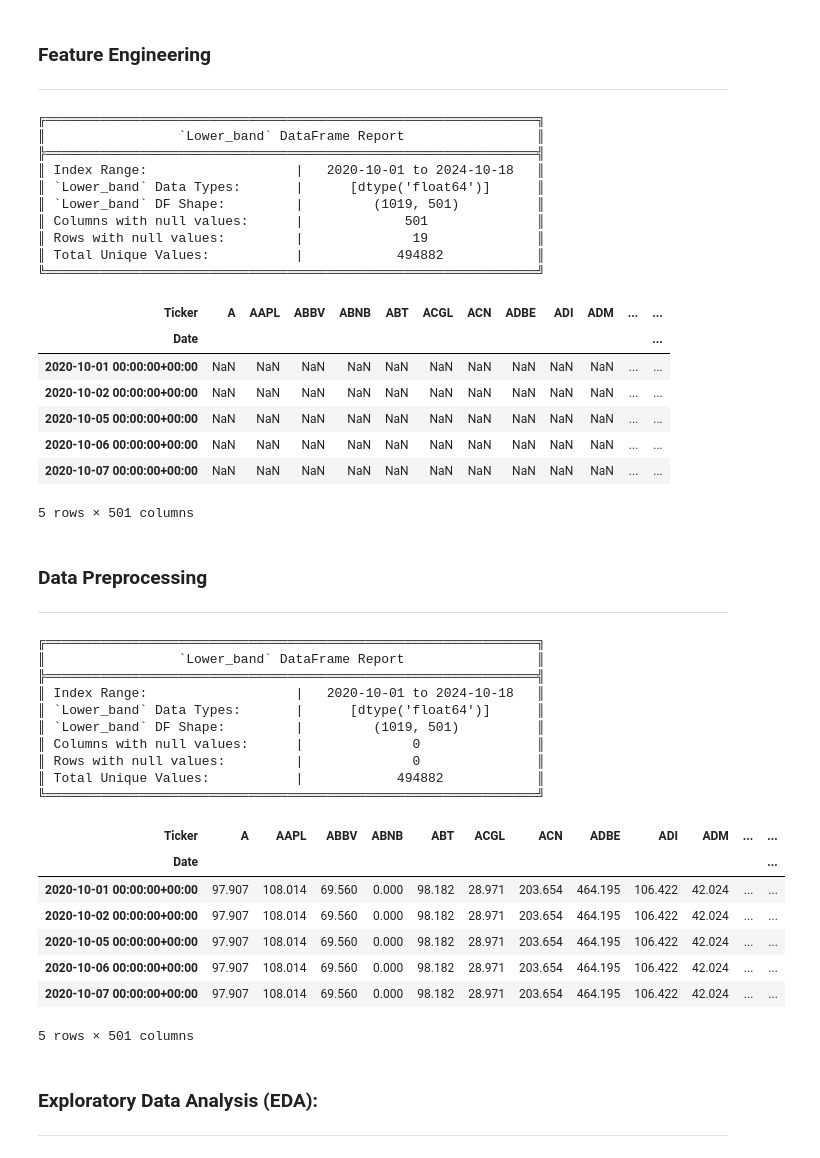
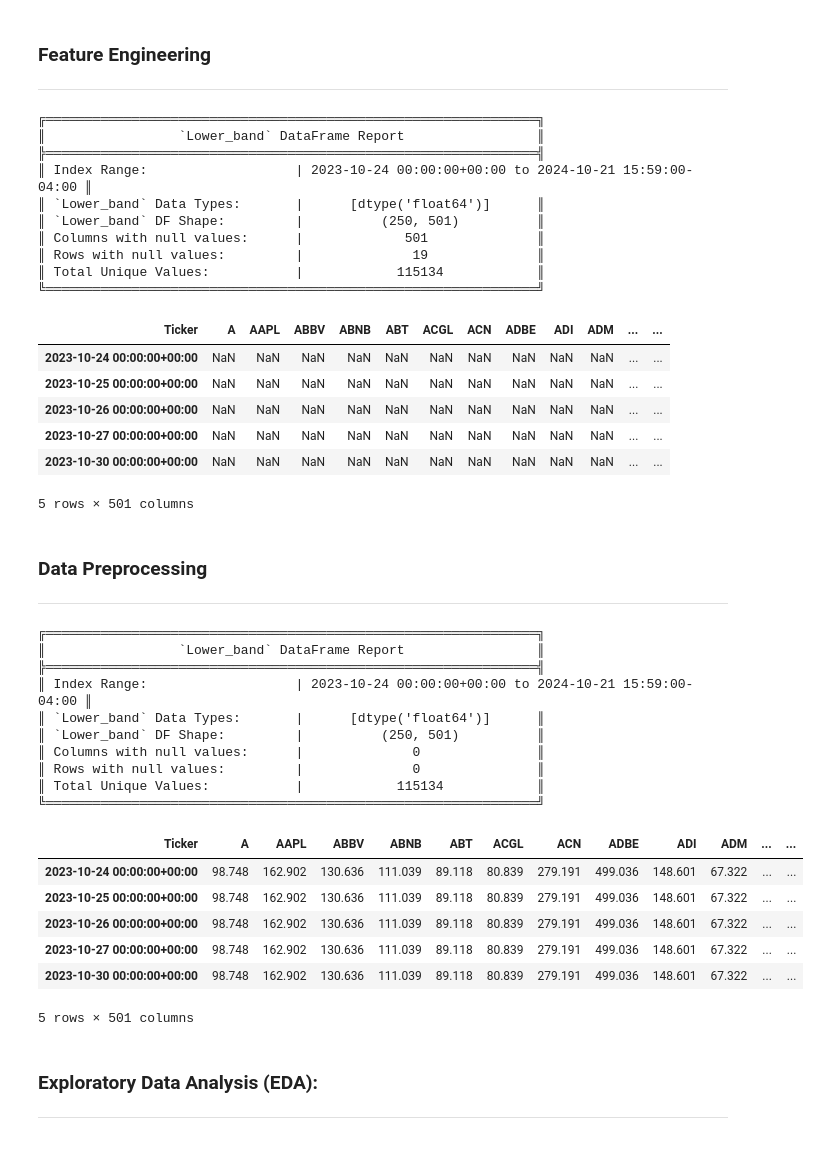
Before and after one commit to Corey-Holton/Group_project_2, a Jupyter notebook: notebooks/christian_exploration/stock_analysis.ipynb, the cells around one changed output. Cells and saved outputs as stored; diff of their text form; code cells hidden in the pictures.

```diff
--- a/notebooks/christian_exploration/stock_analysis.ipynb
+++ b/notebooks/christian_exploration/stock_analysis.ipynb
@@ -46,7 +54,7 @@ ___
 # Syntax: fetch_and_download_sp500_data(start_date="YYYY-MM-DD", end_date="YYYY-MM-DD")
 # To add an end date, put end_date="YYYY-MM-DD"
 
-data = fetch_and_download_sp500_data(start_date="2020-10-01")
+data = fetch_and_download_sp500_data(start_date="2023-10-24")
 # %% [output]
 [*********************100%***********************]  501 of 501 completed
 ╔═══════════════════════════════════════════════════════════════╗
@@ -59,2 +67,8 @@ data = fetch_and_download_sp500_data(start_date="2020-10-01")
 ║                       S&P 500 Data Downloaded Successfully... ║
 ╚═══════════════════════════════════════════════════════════════╝
+# %%
+# Syntax: sp500_data_for_today(time="15:59:00"):
+# The default time is 15:59:00, which is the last minute of the trading day (3:59 PM)
+# The time must be in the format "HH:MM:SS"
+
+todays_data = sp500_data_for_today(time="15:59:00")
@@ -61,4 +84,6 @@ data = fetch_and_download_sp500_data(start_date="2020-10-01")
 # %%
+data = pd.concat([data, todays_data], axis=0)
+
 print("Shape:", data.shape)
 data.tail(15)
 # %% [output]
@@ -86,11 +110,15 @@ Shape: (1019, 501)
 ___
 # %%
 upper_band, lower_band = calculate_bollinger_bands(data)
+
+forecast_horizon = 1
+returns = data.pct_change().copy()
+returns = returns.shift(-forecast_horizon)
 
 # Create a dictionary of feature dataframes
 feature_dataframes = {
     # Returns and Volatility Calculations
-    "returns": data.pct_change().copy(),
+    "returns": returns,
     "daily_volatility": data.apply(calculate_daily_volatility).copy(),
 
     # Technical Indicators
@@ -120,20 +148,19 @@ inspect_df.head()
 ╔═══════════════════════════════════════════════════════════════╗
 ║                 `Lower_band` DataFrame Report                 ║
 ╠═══════════════════════════════════════════════════════════════╣
-║ Index Range:                   |   2020-10-01 to 2024-10-18   ║
+║ Index Range:                   | 2023-10-24 00:00:00+00:00 to 2024-10-21 15:59:00-04:00 ║
 ║ `Lower_band` Data Types:       |      [dtype('float64')]      ║
-║ `Lower_band` DF Shape:         |         (1019, 501)          ║
+║ `Lower_band` DF Shape:         |          (250, 501)          ║
 ║ Columns with null values:      |             501              ║
 ║ Rows with null values:         |              19              ║
-║ Total Unique Values:           |            494882            ║
+║ Total Unique Values:           |            115134            ║
 ╚═══════════════════════════════════════════════════════════════╝
 | Ticker | A | AAPL | ABBV | ABNB | ABT | ACGL | ACN | ADBE | ADI | ADM | ... | ... |
-| Date |  |  |  |  |  |  |  |  |  |  |  | ... |
-| 2020-10-01 00:00:00+00:00 | NaN | NaN | NaN | NaN | NaN | NaN | NaN | NaN | NaN | NaN | ... | ... |
-| 2020-10-02 00:00:00+00:00 | NaN | NaN | NaN | NaN | NaN | NaN | NaN | NaN | NaN | NaN | ... | ... |
-| 2020-10-05 00:00:00+00:00 | NaN | NaN | NaN | NaN | NaN | NaN | NaN | NaN | NaN | NaN | ... | ... |
-| 2020-10-06 00:00:00+00:00 | NaN | NaN | NaN | NaN | NaN | NaN | NaN | NaN | NaN | NaN | ... | ... |
-| 2020-10-07 00:00:00+00:00 | NaN | NaN | NaN | NaN | NaN | NaN | NaN | NaN | NaN | NaN | ... | ... |
+| 2023-10-24 00:00:00+00:00 | NaN | NaN | NaN | NaN | NaN | NaN | NaN | NaN | NaN | NaN | ... | ... |
+| 2023-10-25 00:00:00+00:00 | NaN | NaN | NaN | NaN | NaN | NaN | NaN | NaN | NaN | NaN | ... | ... |
+| 2023-10-26 00:00:00+00:00 | NaN | NaN | NaN | NaN | NaN | NaN | NaN | NaN | NaN | NaN | ... | ... |
+| 2023-10-27 00:00:00+00:00 | NaN | NaN | NaN | NaN | NaN | NaN | NaN | NaN | NaN | NaN | ... | ... |
+| 2023-10-30 00:00:00+00:00 | NaN | NaN | NaN | NaN | NaN | NaN | NaN | NaN | NaN | NaN | ... | ... |
 5 rows × 501 columns
 # %% [markdown]
 ### Data Preprocessing
@@ -153,30 +180,29 @@ for key, df in feature_dataframes.items():
     clean_feature_dataframes[key] = filled_df
 # %%
 # Inspect DataFrames
-select_df_2 = "lower_band"
+select_df = "lower_band"
 
-inspect_df_2 = clean_feature_dataframes[select_df]
+inspect_df = clean_feature_dataframes[select_df]
 
-print_dataframe_report(inspect_df_2, select_df_2)
-inspect_df_2.head()
+print_dataframe_report(inspect_df, select_df)
+inspect_df.head()
 # %% [output]
 ╔═══════════════════════════════════════════════════════════════╗
 ║                 `Lower_band` DataFrame Report                 ║
 ╠═══════════════════════════════════════════════════════════════╣
-║ Index Range:                   |   2020-10-01 to 2024-10-18   ║
+║ Index Range:                   | 2023-10-24 00:00:00+00:00 to 2024-10-21 15:59:00-04:00 ║
 ║ `Lower_band` Data Types:       |      [dtype('float64')]      ║
-║ `Lower_band` DF Shape:         |         (1019, 501)          ║
+║ `Lower_band` DF Shape:         |          (250, 501)          ║
 ║ Columns with null values:      |              0               ║
 ║ Rows with null values:         |              0               ║
-║ Total Unique Values:           |            494882            ║
+║ Total Unique Values:           |            115134            ║
 ╚═══════════════════════════════════════════════════════════════╝
 | Ticker | A | AAPL | ABBV | ABNB | ABT | ACGL | ACN | ADBE | ADI | ADM | ... | ... |
-| Date |  |  |  |  |  |  |  |  |  |  |  | ... |
-| 2020-10-01 00:00:00+00:00 | 97.907 | 108.014 | 69.560 | 0.000 | 98.182 | 28.971 | 203.654 | 464.195 | 106.422 | 42.024 | ... | ... |
-| 2020-10-02 00:00:00+00:00 | 97.907 | 108.014 | 69.560 | 0.000 | 98.182 | 28.971 | 203.654 | 464.195 | 106.422 | 42.024 | ... | ... |
-| 2020-10-05 00:00:00+00:00 | 97.907 | 108.014 | 69.560 | 0.000 | 98.182 | 28.971 | 203.654 | 464.195 | 106.422 | 42.024 | ... | ... |
-| 2020-10-06 00:00:00+00:00 | 97.907 | 108.014 | 69.560 | 0.000 | 98.182 | 28.971 | 203.654 | 464.195 | 106.422 | 42.024 | ... | ... |
-| 2020-10-07 00:00:00+00:00 | 97.907 | 108.014 | 69.560 | 0.000 | 98.182 | 28.971 | 203.654 | 464.195 | 106.422 | 42.024 | ... | ... |
+| 2023-10-24 00:00:00+00:00 | 98.748 | 162.902 | 130.636 | 111.039 | 89.118 | 80.839 | 279.191 | 499.036 | 148.601 | 67.322 | ... | ... |
+| 2023-10-25 00:00:00+00:00 | 98.748 | 162.902 | 130.636 | 111.039 | 89.118 | 80.839 | 279.191 | 499.036 | 148.601 | 67.322 | ... | ... |
+| 2023-10-26 00:00:00+00:00 | 98.748 | 162.902 | 130.636 | 111.039 | 89.118 | 80.839 | 279.191 | 499.036 | 148.601 | 67.322 | ... | ... |
+| 2023-10-27 00:00:00+00:00 | 98.748 | 162.902 | 130.636 | 111.039 | 89.118 | 80.839 | 279.191 | 499.036 | 148.601 | 67.322 | ... | ... |
+| 2023-10-30 00:00:00+00:00 | 98.748 | 162.902 | 130.636 | 111.039 | 89.118 | 80.839 | 279.191 | 499.036 | 148.601 | 67.322 | ... | ... |
 5 rows × 501 columns
 # %% [markdown]
 ### Exploratory Data Analysis (EDA):
```
Also changed, not shown: parts of 14 cells of this notebook, 4 other files.
